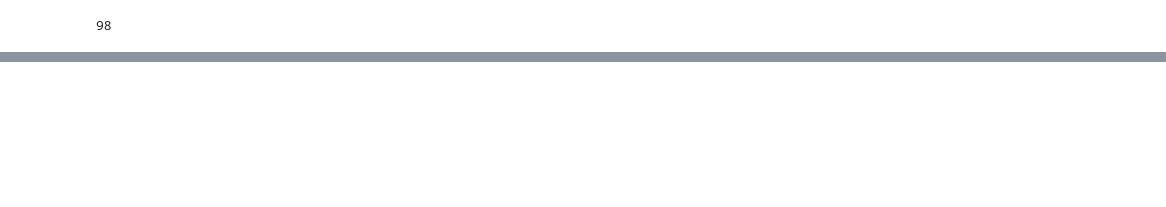
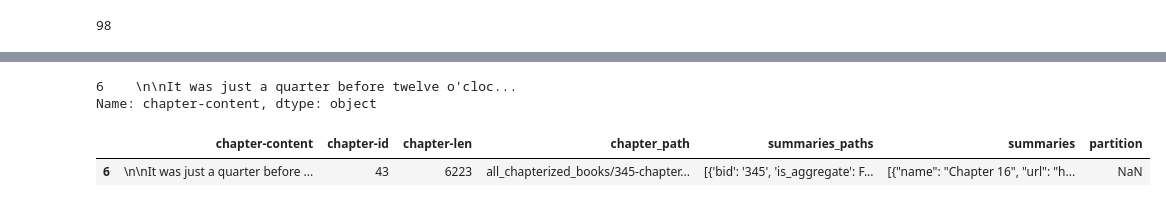
Before and after one commit to Lenguist/long-doc-summ, a Jupyter notebook: sample-booksum.ipynb, the cells around one changed output, grey strips where cells are left out. Saved outputs shown, nothing was run; the diff lists cells and outputs as text; code cells hidden in the pictures; blank space fills up the shorter version.

```diff
--- a/sample-booksum.ipynb
+++ b/sample-booksum.ipynb
@@ -265,0 +388,5 @@ for book in sample:
+# %%
+sorted_df[sorted_df["chapter-id"]=='43']["chapter-content"]
+# %% [output]
+6    \n\nIt was just a quarter before twelve o'cloc...
+Name: chapter-content, dtype: object
@@ -265,0 +399,7 @@ for book in sample:
+# %%
+sorted_df[sorted_df["chapter-id"]=='43']
+
+sorted_df[sorted_df["chapter-id"]=='49']
+# %% [output]
+|  | chapter-content | chapter-id | chapter-len | chapter_path | summaries_paths | summaries | partition |
+| 6 | \n\nIt was just a quarter before ... | 43 | 6223 | all_chapterized_books/345-chapter... | [{'bid': '345', 'is_aggregate': F... | [{"name": "Chapter 16", "url": "h... | NaN |
```
Also changed, not shown: parts of 18 cells of this notebook, 8 other files.
